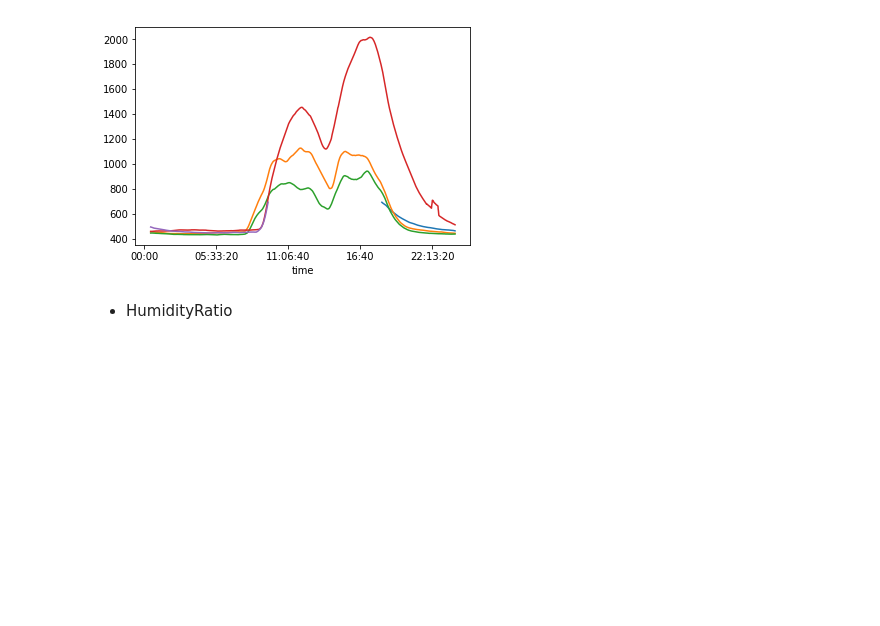
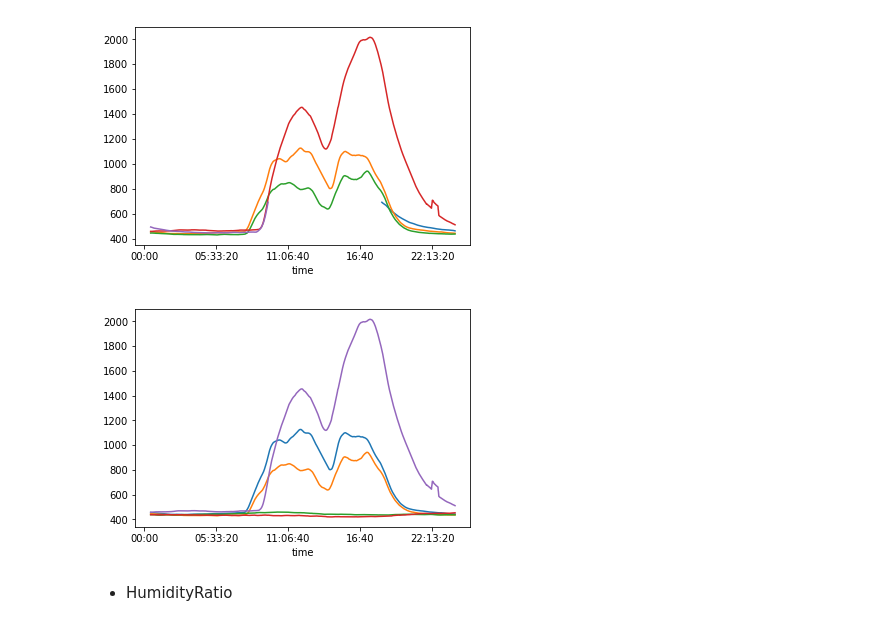
Before and after one commit to SOYNGPARK/naver-dsc, a Jupyter notebook: eda.ipynb, the cells around one changed output. Cells and saved outputs as stored; diff of their text form; code cells hidden in the pictures; blank space fills up the shorter version.

```diff
--- a/eda.ipynb
+++ b/eda.ipynb
@@ -360,6 +379,15 @@ trend('CO2', 9)
 trend('CO2', 10)
 # %% [output]
 [figure]
+# %%
+
+trend('CO2', 5)
+trend('CO2', 6)
+trend('CO2', 7)
+trend('CO2', 8)
+trend('CO2', 9)
+# %% [output]
+[figure, added]
 # %% [markdown]
 * HumidityRatio
 # %%
```
Also changed, not shown: parts of 5 cells of this notebook, 1 other file.
